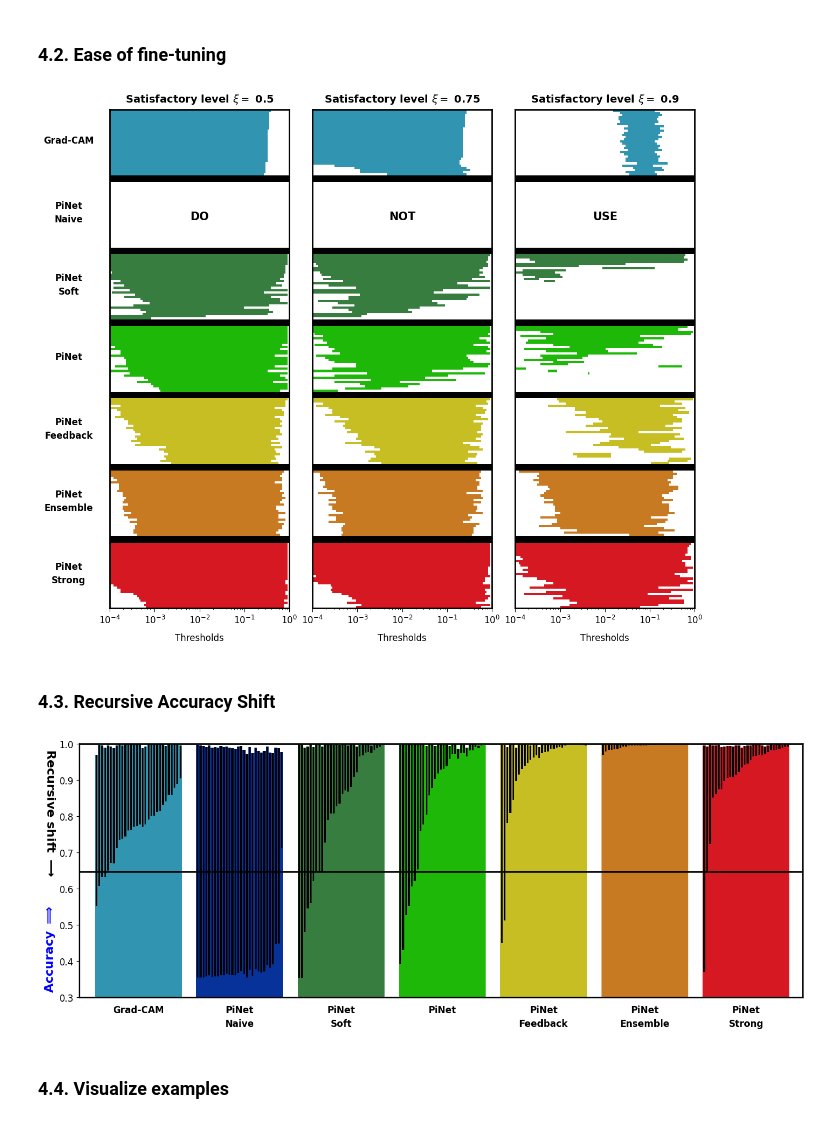
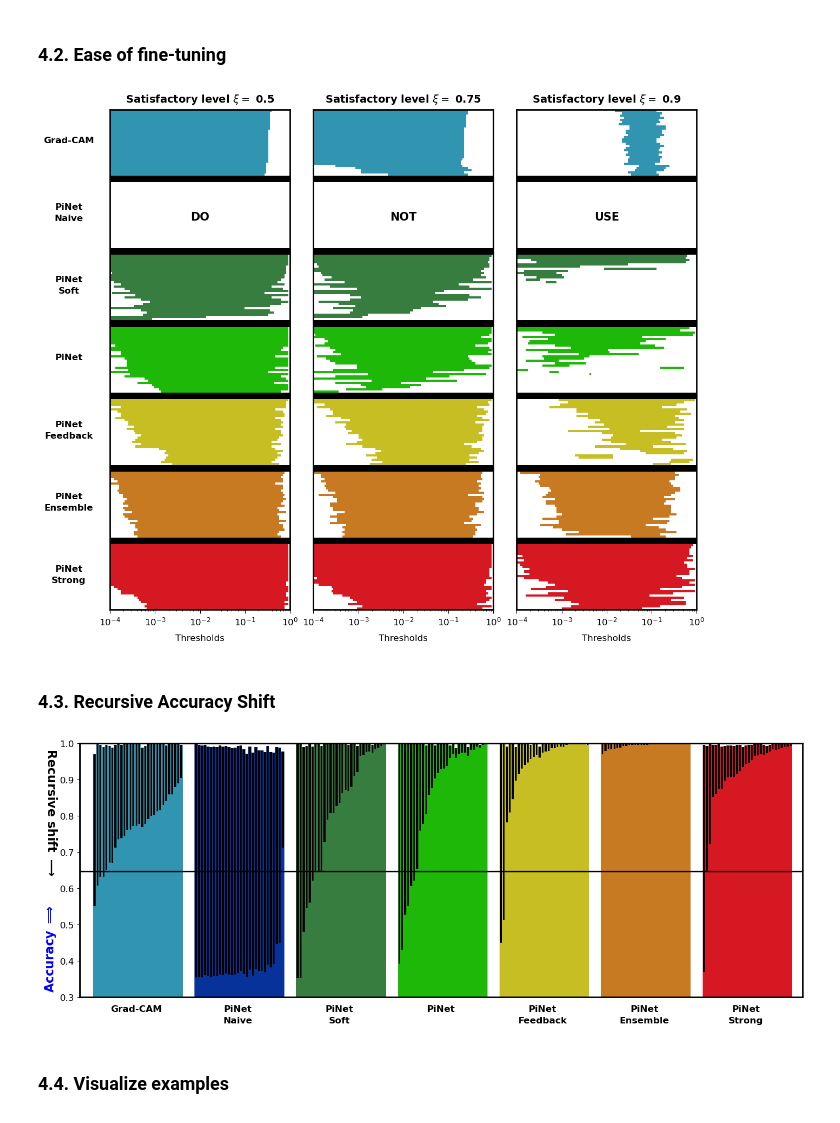
Before and after one commit to FractalySyn/PiNets-Alignment, a Jupyter notebook: 1. Toyshapes.ipynb, the cells around one changed output. Saved outputs shown, nothing was run; the diff lists cells and outputs as text; code cells hidden in the pictures.

```diff
--- a/1. Toyshapes.ipynb
+++ b/1. Toyshapes.ipynb
@@ -65,7 +45,7 @@ device = torch.device('cuda' if torch.cuda.is_available() else 'cpu')
 - NB: when set to True the model and results files provided in the repo, if present in the file system locally, will be overwritten
 # %%
 RETRAIN = False
-REEVALUATE = True
+REEVALUATE = False
 # %% [markdown]
 ## 1. ToyShapes Data
 
@@ -787,10 +740,12 @@ Groups.keys()
 # %% [output]
 dict_keys(['cnn_gradcam', 'pinets_naive', 'pinets_soft', 'pinets_defaults', 'pinets_feedback', 'pinets_ensemble', 'pinets_strong'])
 # %%
-SAVE = True
+SAVE = False
 if SAVE:
+  ## create directory to save images
   os.makedirs('toyshapes/images', exist_ok=True)
 
+## define colors for plotting
 colors = np.array([
  (0.224, 0.686, 0.816),
  (0.031, 0.231, 0.71),
@@ -997,107 +955,124 @@ pieces_of_humor = ['DO', 'NOT', 'USE']
 fig, axes = plt.subplots(1, 3, figsize=(14, 12), dpi=100, sharey=True)
 yticks = []
 
+## loop over satisfying levels (columns)
 for idx, satisfying_level in enumerate(satisfying_levels):
+  ax = axes[idx]; y_ = 0; old_y = 0
 
-  ax = axes[idx]; y_ = 0; old_y = 0
+  ## loop over model groups
   for i, (name, MODELS) in enumerate(Groups.items()):
 
+    ## compute thresholds above and below satisfying level
     thresholds_above = [thresholds[res['scores'] > satisfying_level] for res in MODELS]
     thresholds_below = [thresholds[res['scores'] <= satisfying_level] for res in MODELS]
     ranges = [-np.log10(t).max() - -np.log10(t).min() if len(t) > 0 else 0 for t in thresholds_above]
 
+    ## loop over models in the group, sorted by detection range
     for j in np.argsort(ranges):
 
+      ## plot detection range bar
       y_ += 1
       if len(thresholds_above[j]) > 0:
         ax.barh(y_, thresholds_above[j].max()-thresholds_above[j].min(), left=thresholds_above[j].min(),
           height=1, color=colors[i])
 
+      ## in case there are thresholds below satisfying level, mark them with white dots --- not occurring in the paper experiments
       inner_below_thresholds = inner_false_indices(MODELS[j]['scores'] > satisfying_level)
       if len(inner_below_thresholds) > 0:
         ax.scatter(thresholds[inner_below_thresholds], [y_]*len(inner_below_thresholds), color='white', s=10)
 
+    ## add break in y-axis
     for j in range(break_size):
       y_ += 1
       ax.barh(y_, 1-1e-4, height=1, color='k', left=1e-4)
 
+    ## annotate Naive PiNet version
     if 'naive' in name:
       ax.annotate(xy=(1e-2, (y_ + old_y) / 2), xycoords='data', text=pieces_of_humor[idx],
                   fontsize=15, ha='center', va='center', fontweight='bold')
 
+    ## store y-tick locations, later used to set y-tick labels (model group names)
     if idx == 0:
         yticks.append((y_ + old_y) / 2 -2)
     old_y = y_
 
+  ## appearance
   ax.tick_params(axis='y', which='both', length=0, pad=55)
   ax.tick_params(axis='x', labelsize=12, length=5)
   if idx > 0:
     ax.set_yticklabels([])
-
   ax.set_xlim(1e-4, 1); ax.set_ylim(.5, y_-break_size+.5)
   ax.set_xscale('log')
+  for spine in ax.spines.values():
+    spine.set_linewidth(2)
+
+  ## titles
   ax.set_title(f"Satisfactory level $\\xi =$ {satisfying_level}", fontsize=14, fontweight='bold', pad=10)
   ax.set_xlabel("Thresholds", fontsize=12, labelpad=10)
 
-  for spine in ax.spines.values():
-    spine.set_linewidth(2)
-
+## titles (y-axis)
 labels = [make_legend_label(name).replace(' ', '\n') for name in Groups.keys()]
 axes[0].set_yticks(yticks, labels, fontsize=12, fontweight='bold', va='center', ha='center', rotation=0, linespacing=1.5)
 [ax.invert_yaxis() for ax in axes]
 
+## layout
 plt.subplots_adjust(wspace=0.13)
 
 if SAVE:
   plt.savefig('toyshapes/images/toyshapes_detection_range.pdf', dpi=150, bbox_inches='tight')
 plt.show()
 # %% [output]
-[figure, old version]
+[figure, new version]
 # %% [markdown]
 ### 4.3. Recursive Accuracy Shift
 # %%
 plt.figure(figsize=(17, 6), dpi=100)
-break_size = 5
+break_size = 4
 
+## plot naive accuracy line
 _accuracy_naive = max(y_test.mean(), 1-y_test.mean())
 plt.axhline(_accuracy_naive, color='k', linewidth=2, zorder=2)
 
 x_ = 0; old_x = 0; xticks = []
 for i, (name, MODELS) in enumerate(Groups.items()):
 
+  ## extract accuracy and shift
   ACC = [res['acc'] for res in MODELS]
   SHIFT = [res['acc_shift'] for res in MODELS]
 
+  ## plot bars for each model in the group, sorted by shift
   for j in np.argsort(SHIFT)[::-1]:
     x_ += 1
     plt.bar(x_, ACC[j], width=1, color=colors[i])
     plt.bar(x_, SHIFT[j], bottom=ACC[j]-SHIFT[j], width=.6, color='k', alpha=1)
 
-  for _ in range(break_size):
-    x_ += 1
+  ## add break along x-axis
+  x_ += break_size
 
+  ## store x-tick locations, later used to set x-tick labels (model group names)
   xticks.append((x_ + old_x) / 2 - 2)
   old_x = x_
 
+## layout
 for spine in plt.gca().spines.values():
   spine.set_linewidth(2)
+plt.gca().tick_params(axis='x', pad=10, length=0)
+plt.gca().tick_params(axis='y', labelsize=12)
+plt.xlim(-break_size, x_); plt.ylim(0.3, 1)
 
+## titles and labels
 labels = [make_legend_label(name).replace('PiNet ', 'PiNet\n') for name in Groups.keys()]
 plt.xticks(xticks, labels, fontsize=12, fontweight='bold', va='top', ha='center', rotation=0, linespacing=1.5)
-plt.gca().tick_params(axis='x', pad=10, length=0)
-plt.gca().tick_params(axis='y', labelsize=12)
-
-plt.xlim(-break_size, x_); plt.ylim(0.3, 1)
 plt.annotate(xy=(-0.04, 0.02), xycoords='axes fraction', text="Accuracy $\\boldsymbol{\\Longrightarrow}$",
              fontsize=16, rotation=90, fontweight='bold', va='bottom', ha='center', color='blue')
 plt.annotate(xy=(-0.04, 0.98), xycoords='axes fraction', text="Recursive shift $\\boldsymbol{\\longrightarrow}$",
              fontsize=16, rotation=-90, fontweight='bold', va='top', ha='center')
 
 if SAVE:
   plt.savefig('toyshapes/images/toyshapes_detection_recursive.pdf', dpi=150, bbox_inches='tight')
 plt.show()
 # %% [output]
-[figure, old version]
+[figure, new version]
 # %% [markdown]
 ### 4.4. Visualize examples
 # %%
```
Also changed, not shown: parts of 23 cells of this notebook, 2 other files.
